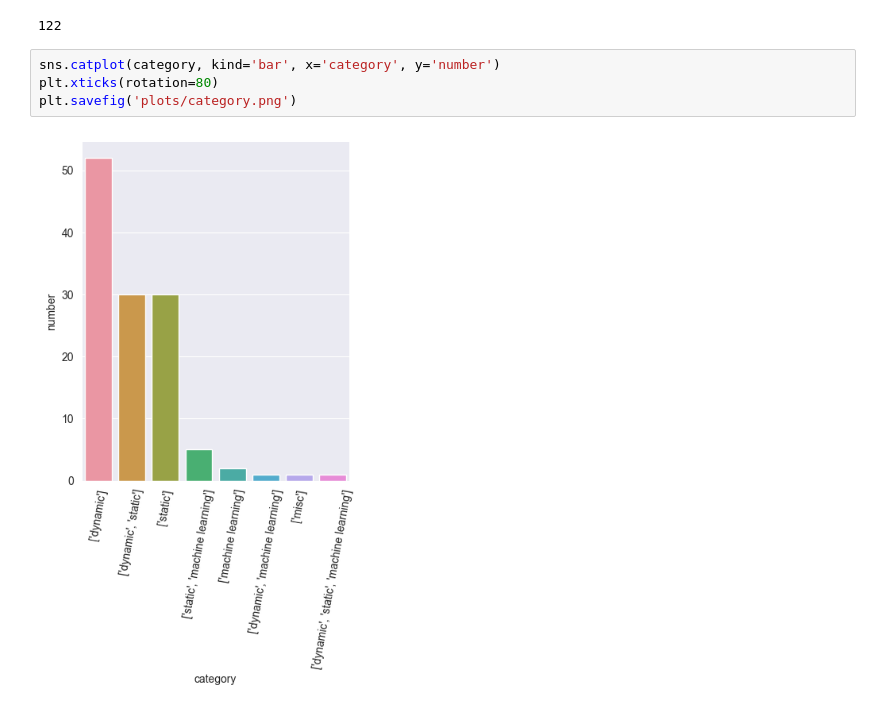
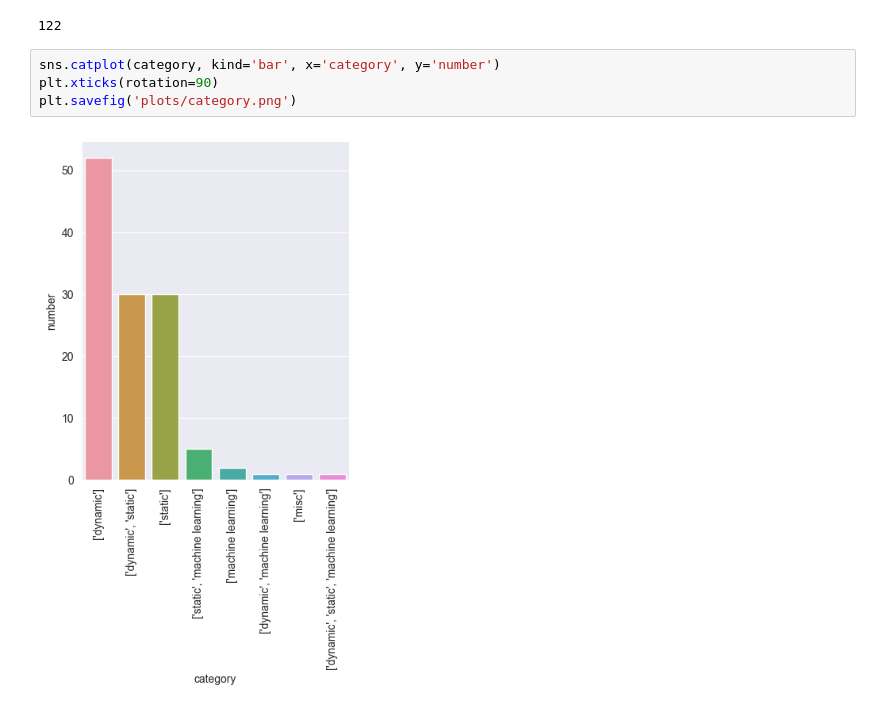
Before and after one commit to m-messer/Automated-Assessment-SLR-Data-Processing, a Jupyter notebook: analysis.ipynb, the cells around one changed output. Saved outputs shown, nothing was run; the diff lists cells and outputs as text.

```diff
--- a/analysis.ipynb
+++ b/analysis.ipynb
@@ -152,7 +152,7 @@ category.number.sum()
 122
 # %%
 sns.catplot(category, kind='bar', x='category', y='number')
-plt.xticks(rotation=80)
+plt.xticks(rotation=90)
 plt.savefig('plots/category.png')
 # %% [output]
-[figure, old version]
+[figure, new version]
```
Also changed, not shown: parts of 5 cells of this notebook, 4 other files.
